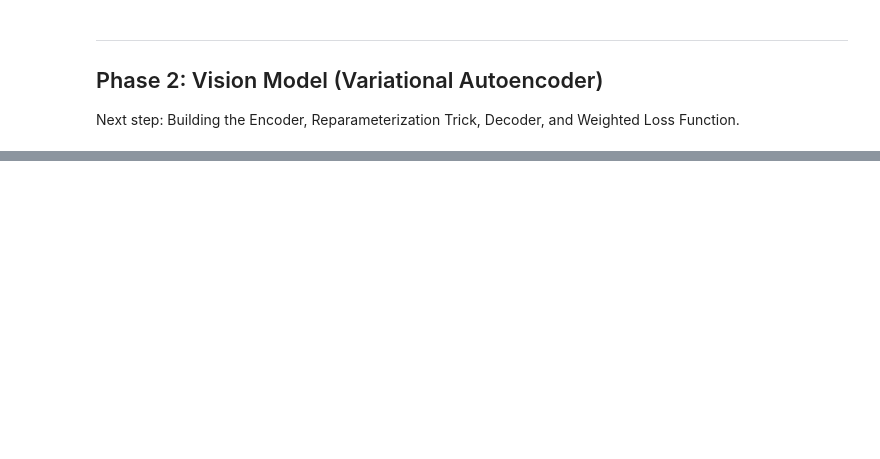
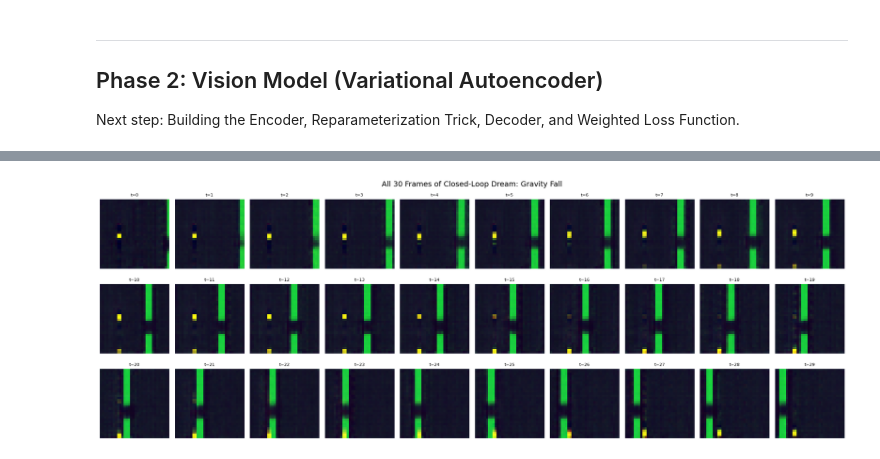
Before and after one commit to Nirbhay0007/World_Model, a Jupyter notebook: Flappy_world_model/mini_floppy.ipynb, the cells around one changed output, grey strips where cells are left out. Drawn from its saved outputs; the diff is of its cells as text; code cells hidden in the pictures; blank space fills up the shorter version.

```diff
--- a/Flappy_world_model/mini_floppy.ipynb
+++ b/Flappy_world_model/mini_floppy.ipynb
@@ -435,0 +721,4 @@ class VAE(nn.Module):
+# %%
+# list to collect image for plotting
+real_imgs = []
+pred_imgs = []
@@ -435,0 +785,40 @@ class VAE(nn.Module):
+# %%
+def dream_simulation(model, initial_z, actions, device='cpu'):
+    model.eval()
+    with torch.no_grad():
+        dreamed_latents = [initial_z.view(1, 32).to(device)]
+        curr_z = initial_z.view(1, 32).to(device)
+        h = None  # Memory starts blank or with initial hidden state
+
+        for act in actions:
+            a_t = torch.tensor([[act]], dtype=torch.float32, device=device)
+            next_z, h = model.step(curr_z, a_t, h)
+            dreamed_latents.append(next_z)
+            curr_z = next_z  # Feed model's own output into next step!
+
+        return torch.cat(dreamed_latents, dim=0)  # Shape: (T + 1, 32)
+# %%
+# 1. 30 steps of pure gravity fall (action = 0)
+actions_fall = [0] * 30
+initial_z = latent_dataset[0, 0]
+
+# 2. Dream latents
+dreamed_z = dream_simulation(memory, initial_z, actions_fall, device=device)
+
+# 3. Decode into images
+with torch.no_grad():
+    dreamed_frames = vae.decode(dreamed_z).permute(0, 2, 3, 1).clamp(0, 1).cpu().numpy()
+# %%
+fig, axes = plt.subplots(3, 10, figsize=(20, 7))
+axes = axes.flatten()
+
+for t in range(30):
+    axes[t].imshow(dreamed_frames[t])
+    axes[t].set_title(f"t={t}", fontsize=8)
+    axes[t].axis('off')
+
+plt.tight_layout()
+plt.suptitle("All 30 Frames of Closed-Loop Dream: Gravity Fall", y=1.02, fontsize=14)
+plt.show()
+# %% [output]
+[figure, added]
```
Also changed, not shown: parts of 46 cells of this notebook, 6 other files.
